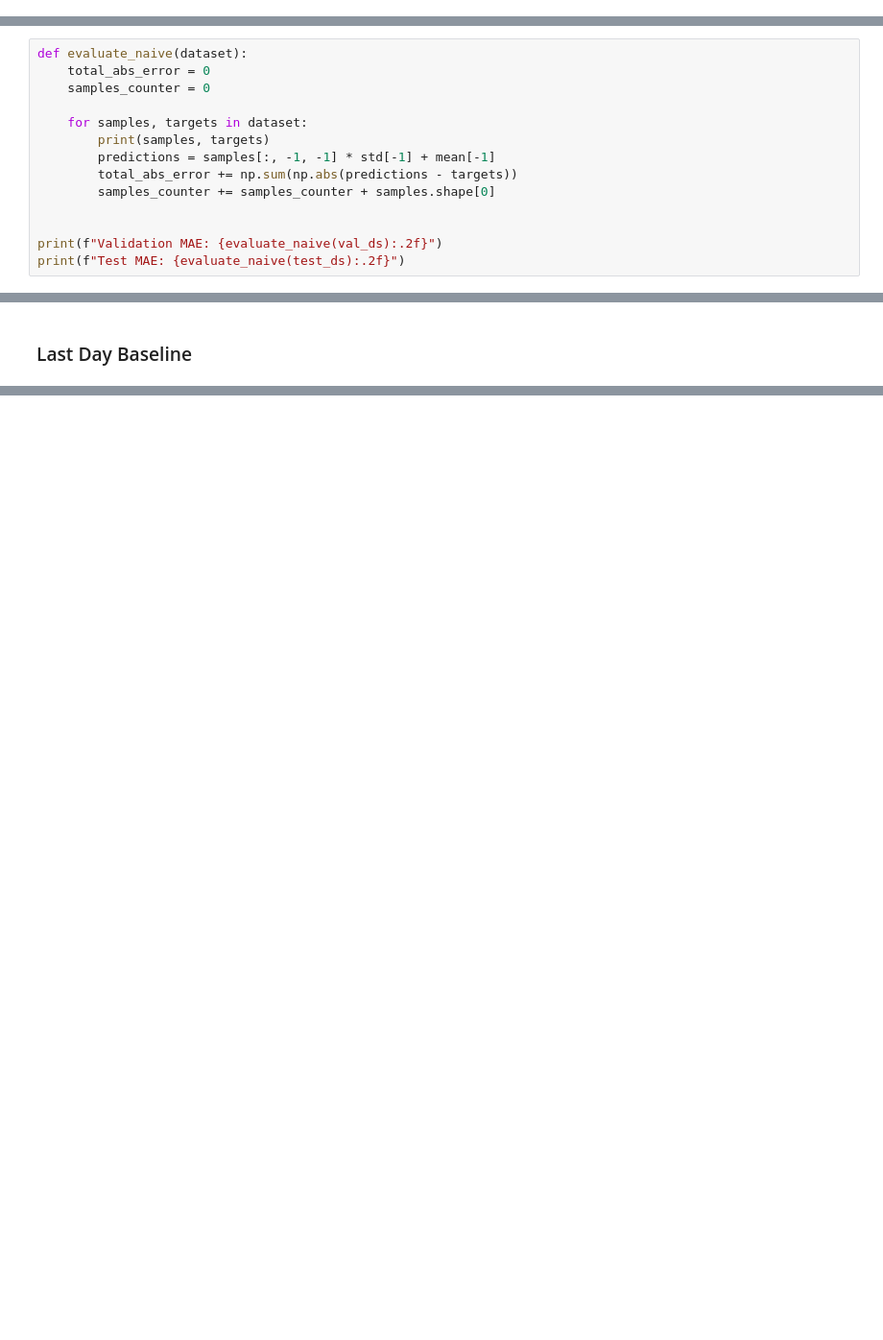
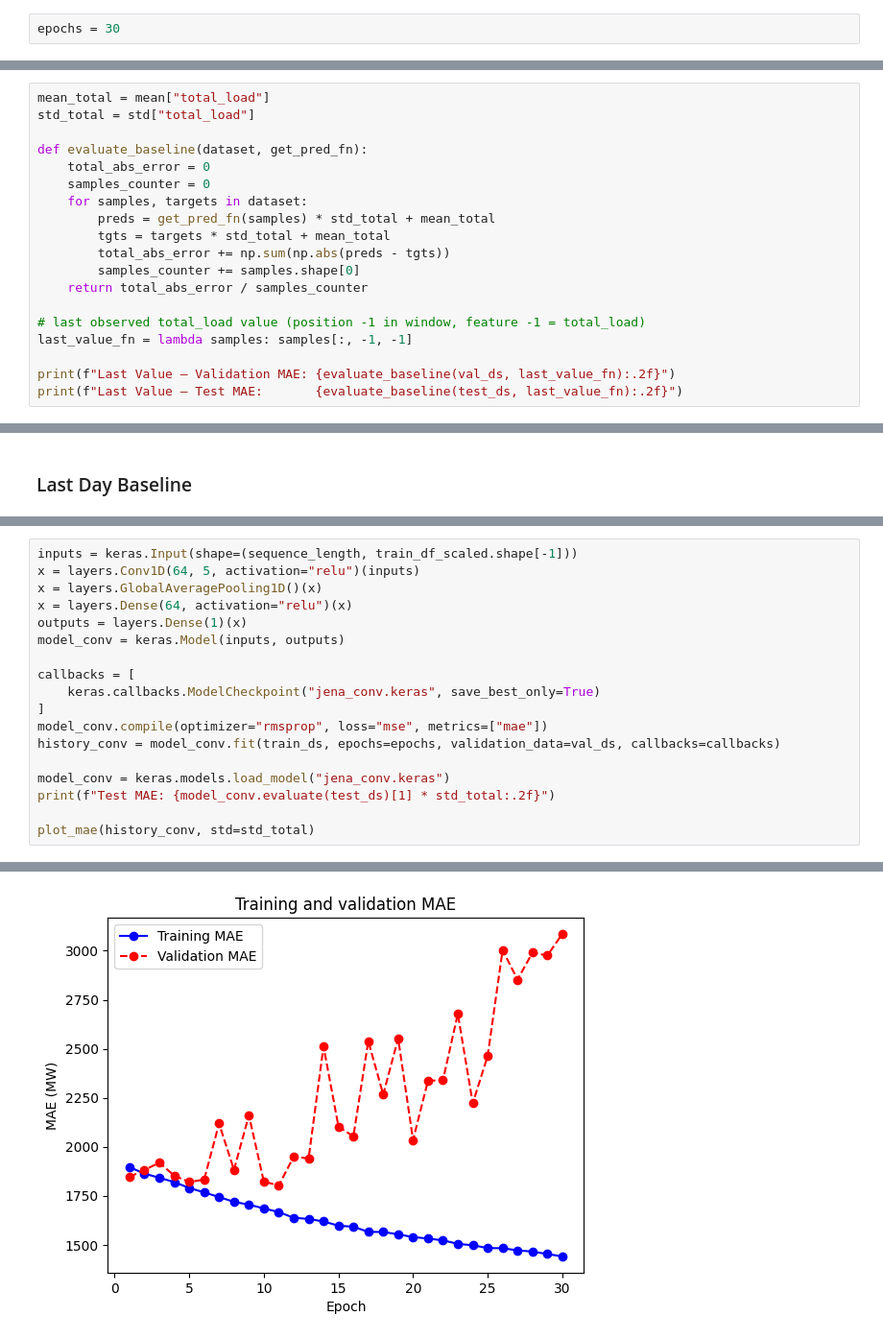
Before and after one commit to daniiprietoo/DL-P2-RNNs, a Jupyter notebook: P2_RNNs.ipynb, the cells around one changed output, grey strips where cells are left out. Shown at 96% size. Cells and saved outputs as stored; diff of their text form; blank space fills up the shorter version.

```diff
--- a/P2_RNNs.ipynb
+++ b/P2_RNNs.ipynb
@@ -118,0 +125,2 @@ NumpyIterator(iterator=<tensorflow.python.data.ops.iterator_ops.OwnedIterator ob
+# %%
+epochs = 30
@@ -121,17 +148,22 @@ NumpyIterator(iterator=<tensorflow.python.data.ops.iterator_ops.OwnedIterator ob
 # %% [markdown]
 ### Last Value Baseline
 # %%
-def evaluate_naive(dataset):
+mean_total = mean["total_load"]
+std_total = std["total_load"]
+
+def evaluate_baseline(dataset, get_pred_fn):
     total_abs_error = 0
     samples_counter = 0
+    for samples, targets in dataset:
+        preds = get_pred_fn(samples) * std_total + mean_total
+        tgts = targets * std_total + mean_total
+        total_abs_error += np.sum(np.abs(preds - tgts))
+        samples_counter += samples.shape[0]
+    return total_abs_error / samples_counter
 
-    for samples, targets in dataset:
-        print(samples, targets)
-        predictions = samples[:, -1, -1] * std[-1] + mean[-1]
-        total_abs_error += np.sum(np.abs(predictions - targets))
-        samples_counter += samples_counter + samples.shape[0]
+# last observed total_load value (position -1 in window, feature -1 = total_load)
+last_value_fn = lambda samples: samples[:, -1, -1]
 
-
-print(f"Validation MAE: {evaluate_naive(val_ds):.2f}")
-print(f"Test MAE: {evaluate_naive(test_ds):.2f}")
+print(f"Last Value — Validation MAE: {evaluate_baseline(val_ds, last_value_fn):.2f}")
+print(f"Last Value — Test MAE:       {evaluate_baseline(test_ds, last_value_fn):.2f}")
 # %% [output]
@@ -159,0 +200,19 @@ KeyError: -1
+# %%
+inputs = keras.Input(shape=(sequence_length, train_df_scaled.shape[-1]))
+x = layers.Conv1D(64, 5, activation="relu")(inputs)
+x = layers.GlobalAveragePooling1D()(x)
+x = layers.Dense(64, activation="relu")(x)
+outputs = layers.Dense(1)(x)
+model_conv = keras.Model(inputs, outputs)
+
+callbacks = [
+    keras.callbacks.ModelCheckpoint("jena_conv.keras", save_best_only=True)
+]
+model_conv.compile(optimizer="rmsprop", loss="mse", metrics=["mae"])
+history_conv = model_conv.fit(train_ds, epochs=epochs, validation_data=val_ds, callbacks=callbacks)
+
+model_conv = keras.models.load_model("jena_conv.keras")
+print(f"Test MAE: {model_conv.evaluate(test_ds)[1] * std_total:.2f}")
+
+plot_mae(history_conv, std=std_total)
+# %% [output]
@@ -159,0 +258 @@ KeyError: -1
+[figure, added]
```
Also changed, not shown: parts of 30 cells of this notebook, 10 other files.
